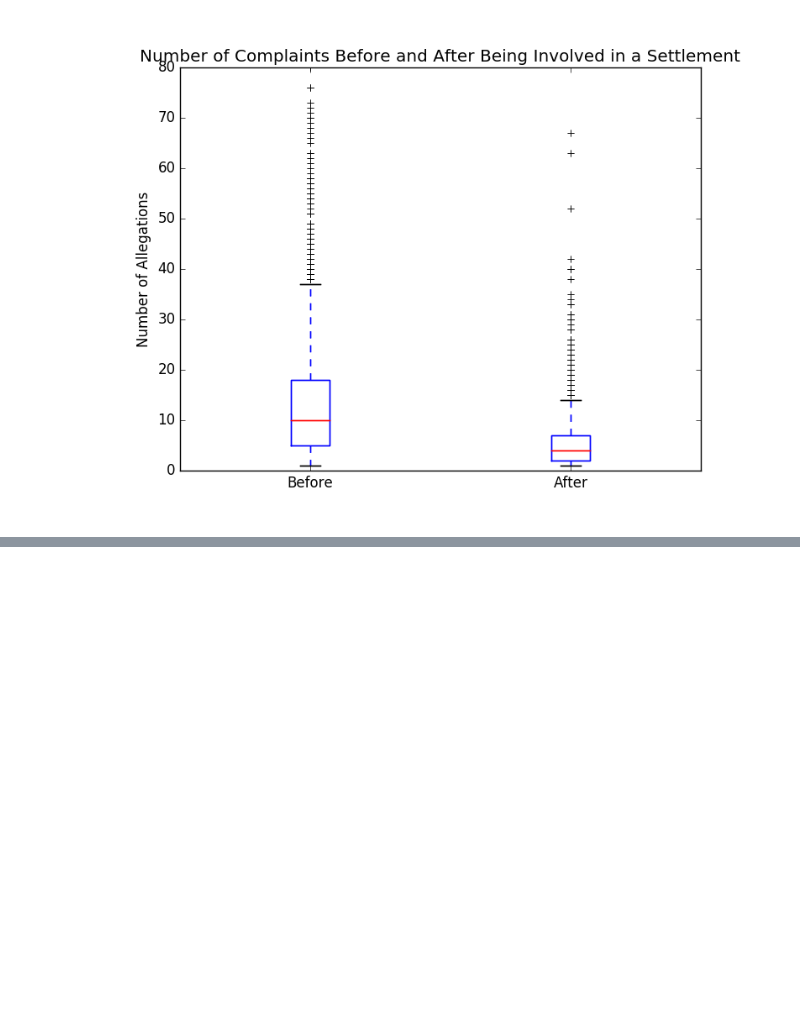
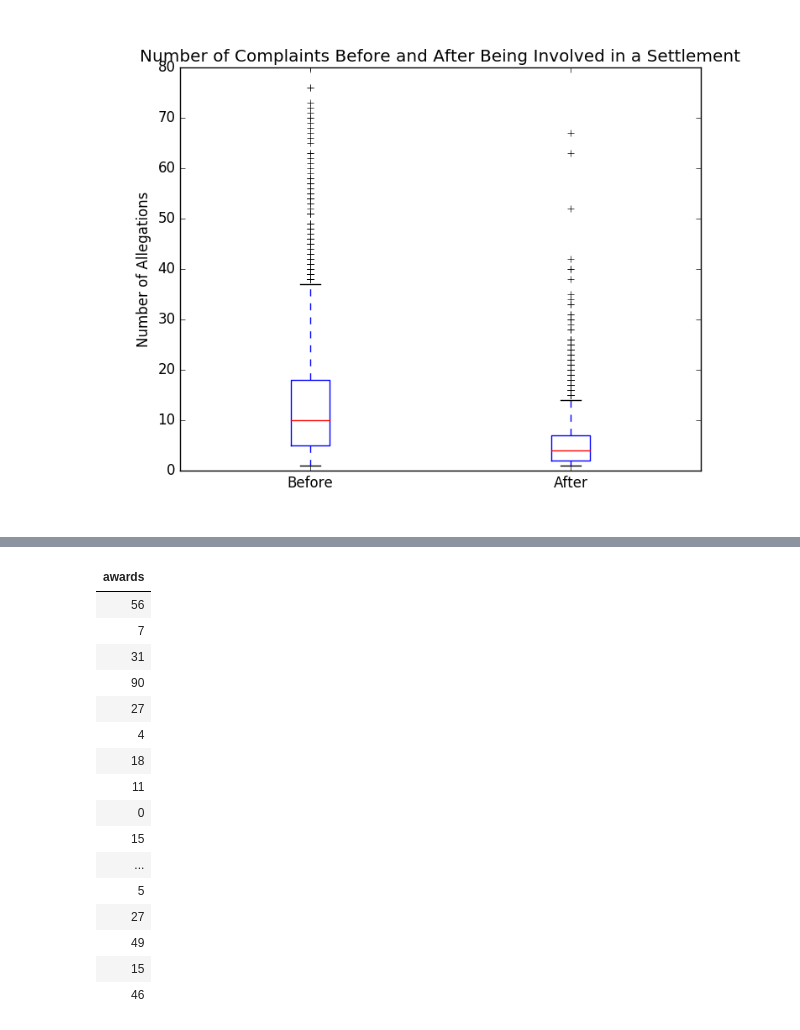
Before and after one commit to asmith20/CPDBproject, a Jupyter notebook: WorkflowAnalytics/settle_effects.ipynb, the cells around one changed output, grey strips where cells are left out. Saved outputs shown, nothing was run; the diff lists cells and outputs as text; code cells hidden in the pictures; blank space fills up the shorter version.

```diff
--- a/WorkflowAnalytics/settle_effects.ipynb
+++ b/WorkflowAnalytics/settle_effects.ipynb
@@ -79,0 +150,20 @@ display(plt.show())
+# %%
+display(df2.select('awards'))
+# %% [output]
+| awards |
+| 56 |
+| 7 |
+| 31 |
+| 90 |
+| 27 |
+| 4 |
+| 18 |
+| 11 |
+| 0 |
+| 15 |
+| ... |
+| 5 |
+| 27 |
+| 49 |
+| 15 |
+| 46 |
```
Also changed, not shown: parts of 2 cells of this notebook, 6 other files.
